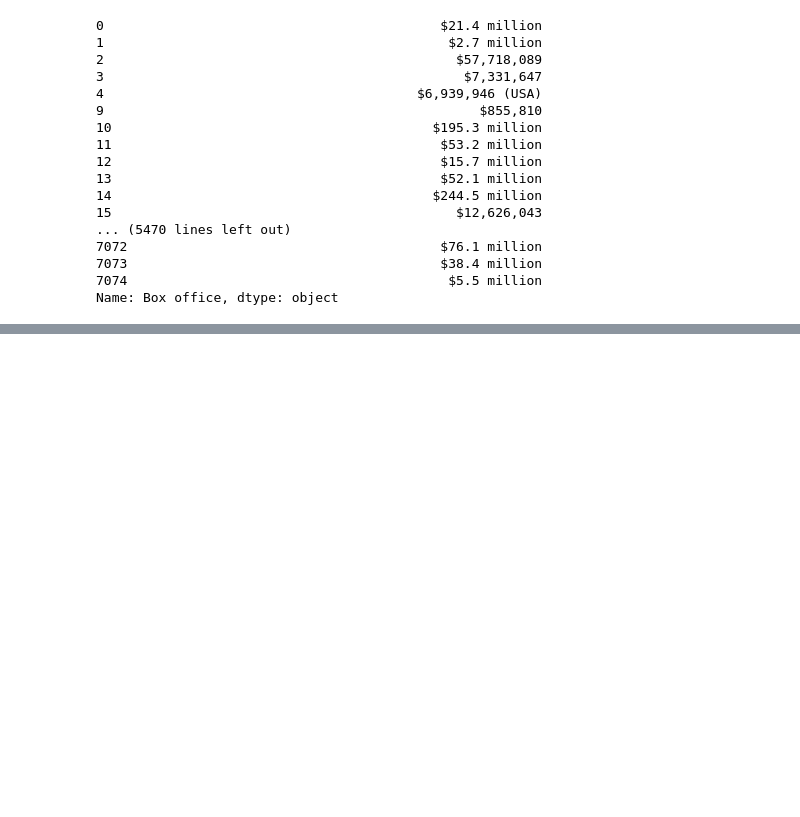
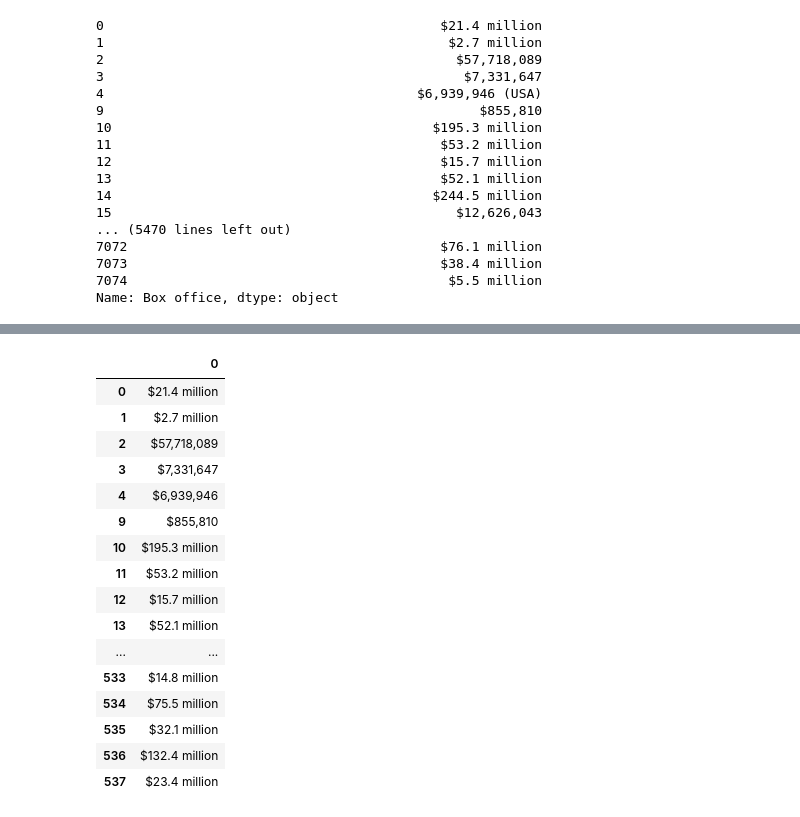
Before and after one commit to yazhcodes/Movies-ETL, a Jupyter notebook: Code/Movies-ETL.ipynb, the cells around one changed output, grey strips where cells are left out. Cells and saved outputs as stored; diff of their text form; code cells hidden in the pictures; blank space fills up the shorter version.

```diff
--- a/Code/Movies-ETL.ipynb
+++ b/Code/Movies-ETL.ipynb
@@ -151,7 +153,9 @@ dtype: int64
 # %%
-
+# Filter rows (list items)
 wiki_movies = [i for i in wiki_movies_raw
-               if ('Director' in i or 'Directed by' in i)
-                   and 'imdb_link' in i]
+               if ('Director' in i or 'Directed by' in i) # based on Director
+                   and 'imdb_link' in i # based on imdb_link
+                   and 'No. of episodes' not in i # based on movie/TV show
+              ]
 len(wiki_movies)
 # %% [output]
@@ -170,8 +162,0 @@ wiki_movies_df.head()
-# %%
-# Filter records
-wiki_movies = [i for i in wiki_movies_raw
-               if ('Director' in i or 'Directed by' in i) # based on Director
-                   and 'imdb_link' in i # based on imdb_link
-                   and 'No. of episodes' not in i # based on movie/TV show
-              ]
-len(wiki_movies)
@@ -267,7 +252,6 @@ dtype: int64
 # %%
-# Pick columns that have data in atleast 10% of the records
-wiki_columns_to_keep = [i for i in wiki_movies_df
-                         if wiki_movies_df[i].isnull().sum() <= (len(wiki_movies_df)*0.9)]
+# Keep only columns that have data in atleast 10% of the records
+wiki_columns_to_keep = [i for i in wiki_movies_df if wiki_movies_df[i].count() >= (len(wiki_movies_df)*0.1)]
 wiki_movies_df = wiki_movies_df[wiki_columns_to_keep]
 wiki_movies_df.count()
 # %% [output]
@@ -312,3 +295,10 @@ box_office
 7073                                        $38.4 million
 7074                                         $5.5 million
 Name: Box office, dtype: object
+# %%
+box_office = box_office.str.replace(r'\$.*[-—–](?![a-z])','$', regex=True)
+format_one = r'\$\s*\d+\.?\d*\s*[mb]illi?on'
+format_two = r'\$\s*\d{1,3}(?:[,\.]\d{3})+(?!\s[mb]illi?on)'
+matches_one = box_office.str.contains(format_one, flags=re.IGNORECASE)
+matches_two = box_office.str.contains(format_two, flags=re.IGNORECASE)
+box_office[~matches_one & ~matches_two]
@@ -314,0 +326,20 @@ Name: Box office, dtype: object
+# %%
+box_office.str.extract(f'({format_one}|{format_two})')
+# %% [output]
+|  | 0 |
+| 0 | $21.4 million |
+| 1 | $2.7 million |
+| 2 | $57,718,089 |
+| 3 | $7,331,647 |
+| 4 | $6,939,946 |
+| 9 | $855,810 |
+| 10 | $195.3 million |
+| 11 | $53.2 million |
+| 12 | $15.7 million |
+| 13 | $52.1 million |
+| ... | ... |
+| 533 | $14.8 million |
+| 534 | $75.5 million |
+| 535 | $32.1 million |
+| 536 | $132.4 million |
+| 537 | $23.4 million |
```
Also changed, not shown: parts of 26 cells of this notebook.
